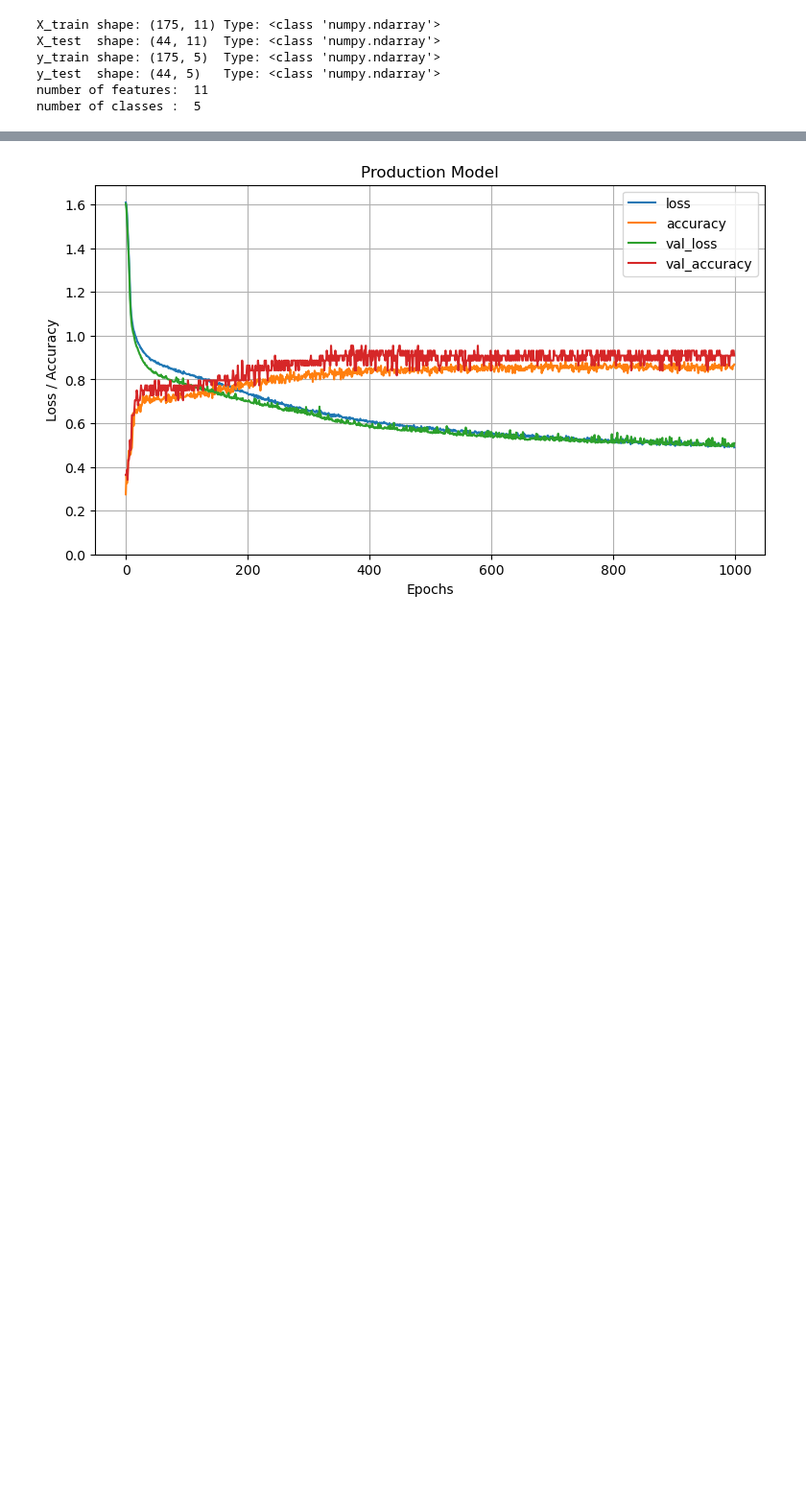
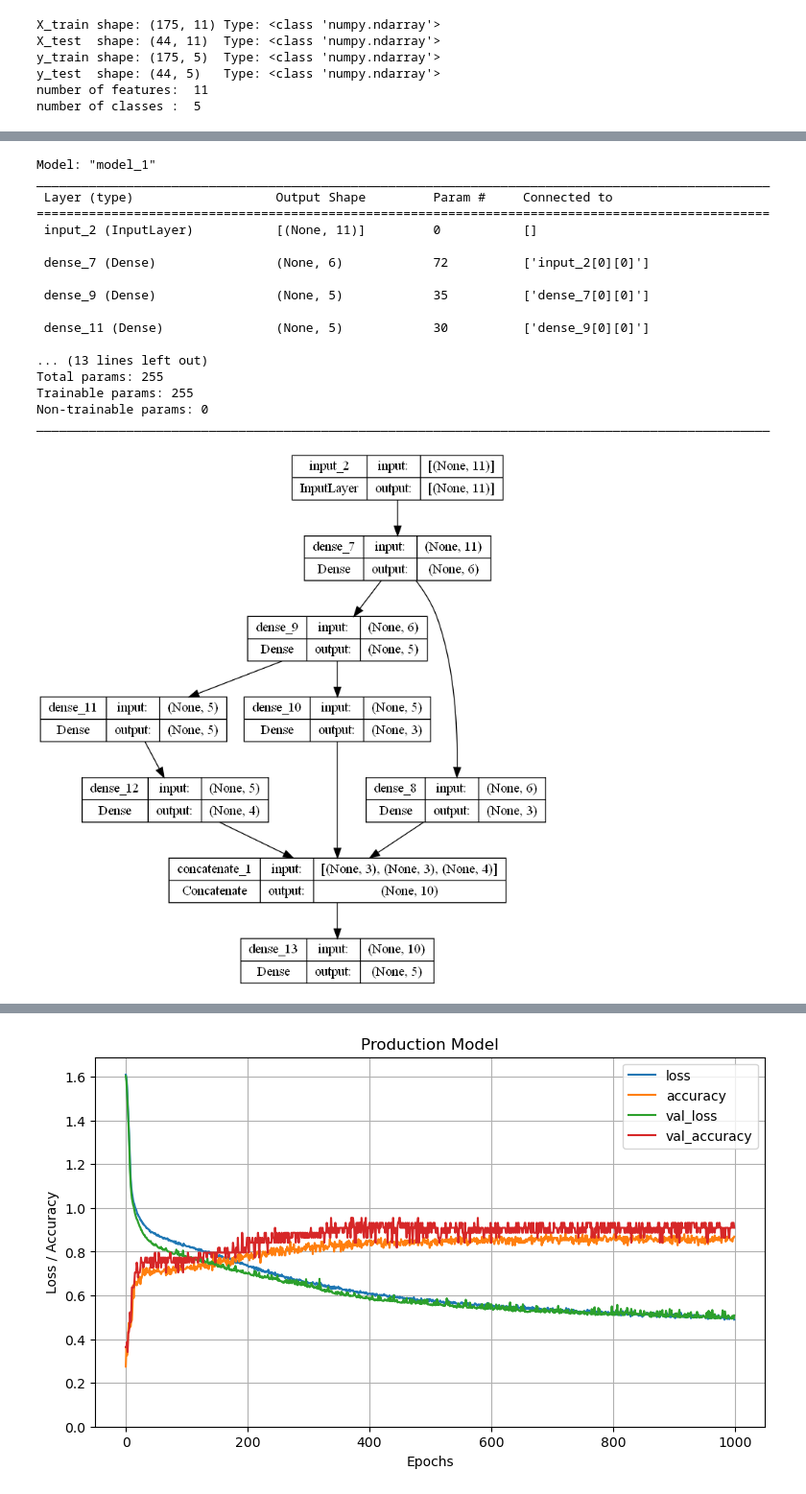
Before and after one commit to sokosaa/Machine-Learning-in-Mechanical-Engineering, a Jupyter notebook: project/project.ipynb, the cells around one changed output, grey strips where cells are left out. Shown at 96% size. Saved outputs shown, nothing was run; the diff lists cells and outputs as text; code cells hidden in the pictures; blank space fills up the shorter version.

```diff
--- a/project/project.ipynb
+++ b/project/project.ipynb
@@ -136,10 +218,10 @@ We will create a functioin of a basic ANN model and then created differenent ins
 # %%
-def create_keras_model(input_dim=11, output_dim=5, hidden_nodes=[[6, 3], [5, 3], [5, 4]],
-                       optimizer='adam', learning_rate=0.001, regularization_factor=0.01):
+def unified_DNN(input_dim=11, output_dim=5, hidden_nodes=[[6, 3], [5, 3], [5, 4]],
+                optimizer='adam', learning_rate=0.001, regularization_factor=0.01):
     '''
     How to call:
-    model_name = create_keras_model(n_features, n_classes, hidden_nodes=[[5, 2], [10, 4], [15, 8]],
-                                    optimizer='adam', learning_rate=0.001, regularization_factor=0.01)
+    model_name = unified_DNN(input_dim=n_features, output_dim=n_classes, hidden_nodes=[[6, 3], [5, 3], [5, 4]],
+                             optimizer='adam', learning_rate=0.001, regularization_factor=0.01)
     '''
 
     # input layer
@@ -154,35 +236,54 @@ def create_keras_model(input_dim=11, output_dim=5, hidden_nodes=[[6, 3], [5, 3],
         if i == 0:
             # if it's the first hidden layer, connect it to the inputs
             hidden_layers.append(Dense(units=hidden_nodes[i][0], activation='relu', kernel_initializer='random_normal', kernel_regularizer=l2(regularization_factor))(inputs))
         else:
             # otherwise, connect it to the previous hidden layer
             hidden_layers.append(Dense(units=hidden_nodes[i][0], activation='relu', kernel_initializer='random_normal', kernel_regularizer=l2(regularization_factor))(hidden_layers[-1]))
 
-        # compression layer
+        # add compression layer
         compressed_layers.append(Dense(units=hidden_nodes[i][1], activation='relu', kernel_initializer='random_normal', kernel_regularizer=l2(regularization_factor))(hidden_layers[-1]))
 
     # concatenate the compressed layers
     concatenated = concatenate(compressed_layers)
 
     # output layer, directly connected to the concatenated layer
     outputs = Dense(output_dim, activation='softmax')(concatenated)
 
     # create model
     model = Model(inputs=inputs, outputs=outputs)
 
     # define optimizer with the given learning rate
     if optimizer == 'adam':
         optimizer = Adam(learning_rate=learning_rate)
     elif optimizer == 'sgd':
         optimizer = SGD(learning_rate=learning_rate)
     elif optimizer == 'rmsprop':
         optimizer = RMSprop(learning_rate=learning_rate)
 
     model.compile(optimizer=optimizer, loss='categorical_crossentropy', metrics=['accuracy'])
 
     return model
 
-# model = create_keras_model(n_features, n_classes, hidden_nodes=[[6, 3], [5, 3], [5, 4]],
-#                            optimizer='adam', learning_rate=0.001, regularization_factor=0.01)
-# model.summary()
-# plot_model(model, show_shapes=True)
+model = unified_DNN(n_features, n_classes, hidden_nodes=[[6, 3], [5, 3], [5, 4]],
+                           optimizer='adam', learning_rate=0.001, regularization_factor=0.01)
+model.summary()
+plot_model(model, show_shapes=True)
+# %% [output]
+Model: "model_1"
+__________________________________________________________________________________________________
+ Layer (type)                   Output Shape         Param #     Connected to
+==================================================================================================
+ input_2 (InputLayer)           [(None, 11)]         0           []
+
+ dense_7 (Dense)                (None, 6)            72          ['input_2[0][0]']
+
+ dense_9 (Dense)                (None, 5)            35          ['dense_7[0][0]']
+
+ dense_11 (Dense)               (None, 5)            30          ['dense_9[0][0]']
+
+... (13 lines left out)
+Total params: 255
+Trainable params: 255
+Non-trainable params: 0
+__________________________________________________________________________________________________
+[figure, added]
```
Also changed, not shown: parts of 26 cells of this notebook, 4 other files.
